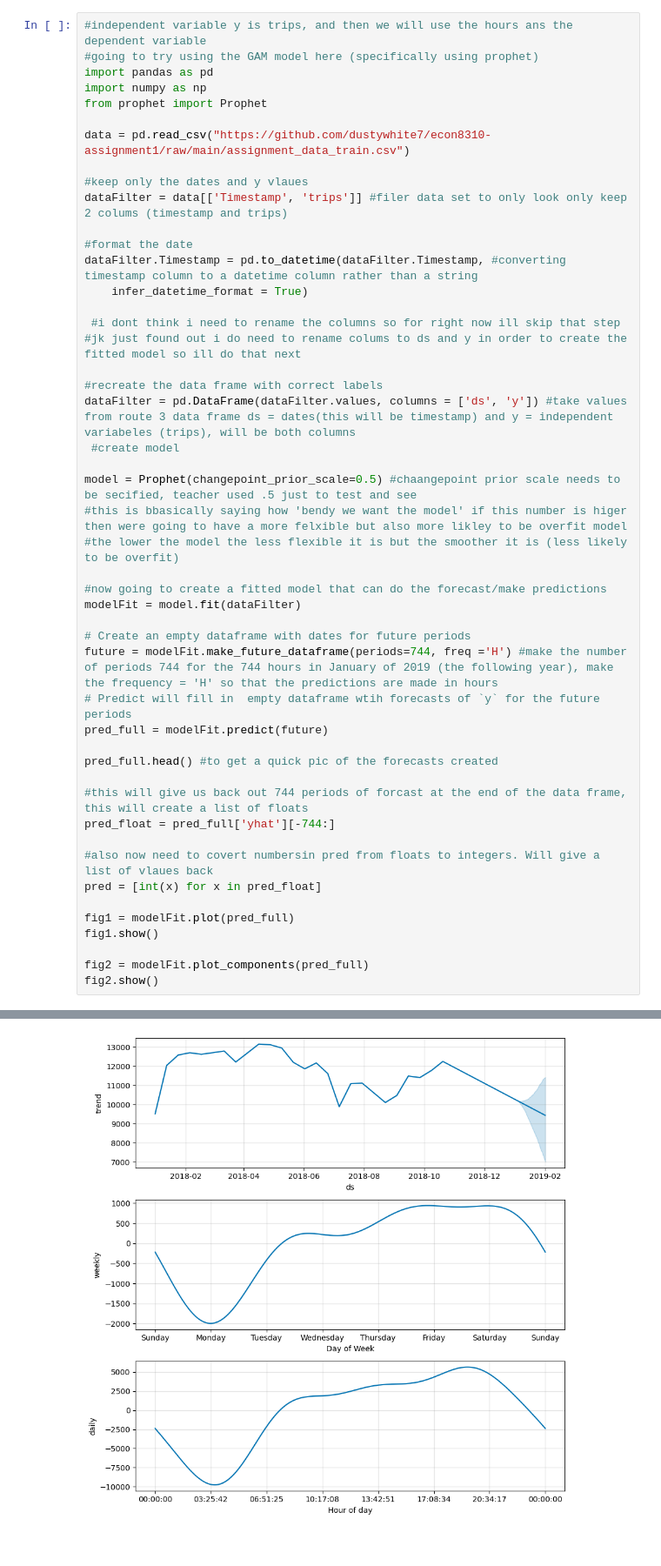
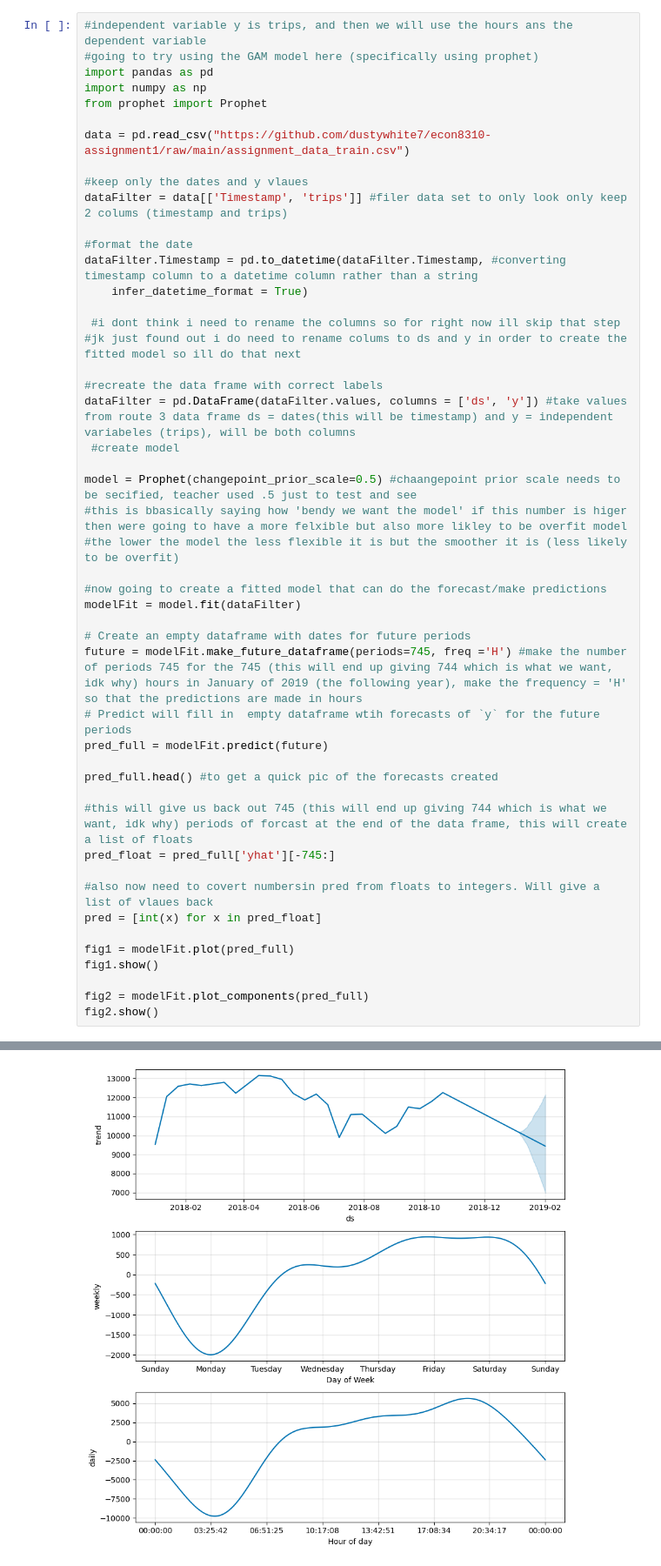
Before and after one commit to Taytatat/econ8310-assignment1, a Jupyter notebook: assignment1.ipynb, the cells around one changed output, grey strips where cells are left out. Shown: that part at 87% size. Saved outputs shown, nothing was run; the diff lists cells and outputs as text.

```diff
--- a/assignment1.ipynb
+++ b/assignment1.ipynb
@@ -29,14 +29,14 @@ model = Prophet(changepoint_prior_scale=0.5) #chaangepoint prior scale needs to
 modelFit = model.fit(dataFilter)
 
 # Create an empty dataframe with dates for future periods
-future = modelFit.make_future_dataframe(periods=744, freq ='H') #make the number of periods 744 for the 744 hours in January of 2019 (the following year), make the frequency = 'H' so that the predictions are made in hours
+future = modelFit.make_future_dataframe(periods=745, freq ='H') #make the number of periods 745 for the 745 (this will end up giving 744 which is what we want, idk why) hours in January of 2019 (the following year), make the frequency = 'H' so that the predictions are made in hours
 # Predict will fill in  empty dataframe wtih forecasts of `y` for the future periods
 pred_full = modelFit.predict(future)
 
 pred_full.head() #to get a quick pic of the forecasts created
 
-#this will give us back out 744 periods of forcast at the end of the data frame, this will create a list of floats
-pred_float = pred_full['yhat'][-744:]
+#this will give us back out 745 (this will end up giving 744 which is what we want, idk why) periods of forcast at the end of the data frame, this will create a list of floats
+pred_float = pred_full['yhat'][-745:]
 
 #also now need to covert numbersin pred from floats to integers. Will give a list of vlaues back
 pred = [int(x) for x in pred_float]
@@ -56,2 +56,2 @@ See the caveats in the documentation: https://pandas.pydata.org/pandas-docs/stab
 [figure]
-[figure, old version]
+[figure, new version]
```
Also changed, not shown: parts of 1 cell of this notebook, 1 other file.
